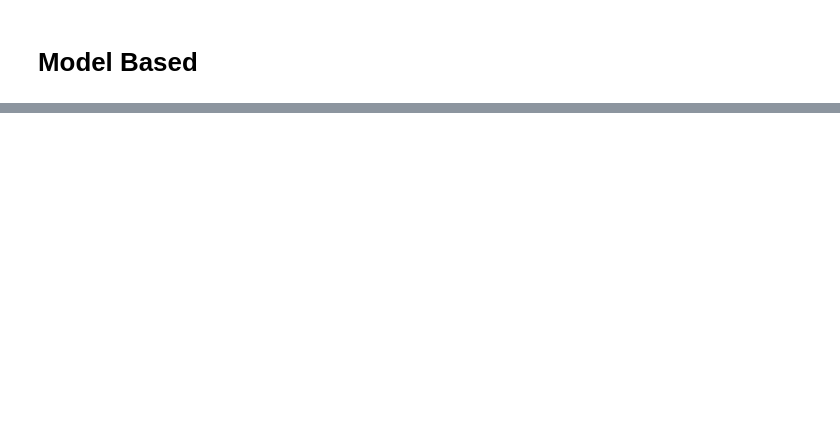
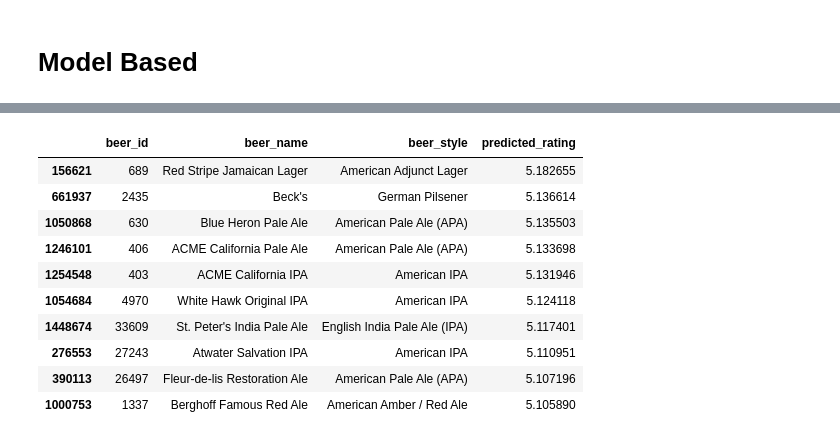
Before and after one commit to geo-chalk/Msc-Data-Science-AUEB, a Jupyter notebook: Recommender_Systems/Project_1/project_1.ipynb, the cells around one changed output, grey strips where cells are left out. Cells and saved outputs as stored; diff of their text form; code cells hidden in the pictures; blank space fills up the shorter version.

```diff
--- a/Recommender_Systems/Project_1/project_1.ipynb
+++ b/Recommender_Systems/Project_1/project_1.ipynb
@@ -187,5 +25,5 @@ class ReviewReader(BaseLogger):
 # %%
 file_path: str = "beer_reviews.csv"
-reader = ReviewReader(file_path=file_path, subset=0.1)
+reader = reader.ReviewReader(file_path=file_path)
 reviews: pd.DataFrame = reader.read_reviews()
 # %% [output]
@@ -429,6 +199,0 @@ print (sparsity)
-# %%
-#svd library
-from scipy.sparse.linalg import svds
-
-#perform svd with k singular values (features)
-U, sigma, Vt = svds(ratings_np_centered, k = 50)
@@ -521,0 +200,29 @@ def recommend(uid:int,
+# %%
+for k in range(1, 302, 50):
+    # convert the ratings frame to a user X movies matrix
+    ratings_matrix = reviews.sort_values(by=["user_id", "beer_id"])[["user_id", "beer_id", "review_overall"]].drop_duplicates().pivot_table(index = 'user_id', columns ='beer_id', values = 'review_overall').fillna(reviews.review_overall.mean())
+
+    ratings_matrix.head()
+
+    #convert the matrix into an array
+    ratings_np = ratings_matrix.values
+    #compute the average rating per user
+    user_means=np.mean(ratings_np, axis = 1)
+    #subtract the mean from each rating
+    ratings_np_centered = ratings_np - user_means.reshape(-1, 1)
+
+
+    #unique user and movie num
+    user_num = reviews.user_id.unique().shape[0]
+    movie_num = reviews.beer_id.unique().shape[0]
+    sparsity = round(1.0 - len(reviews) / float(user_num * movie_num), 3)
+
+    #perform svd with k singular values (features)
+    U, sigma, Vt = svds(ratings_np_centered, k = k)
+    sigma = np.diag(sigma)
+
+    for user in [5, 10, 20, 30]:
+        try:
+            print(k, user, svd.validate(user, reviews, U, sigma, Vt, user_means, ratings_matrix))
+        except:
+            print("user not found")
@@ -521,0 +237,14 @@ def recommend(uid:int,
+# %%
+svd.recommend(uid=5, reviews=reviews,U=U,sigma=sigma,Vt=Vt,user_means=user_means,rec_num=10, ratings_matrix=ratings_matrix)
+# %% [output]
+|  | beer_id | beer_name | beer_style | predicted_rating |
+| 156621 | 689 | Red Stripe Jamaican Lager | American Adjunct Lager | 5.182655 |
+| 661937 | 2435 | Beck's | German Pilsener | 5.136614 |
+| 1050868 | 630 | Blue Heron Pale Ale | American Pale Ale (APA) | 5.135503 |
+| 1246101 | 406 | ACME California Pale Ale | American Pale Ale (APA) | 5.133698 |
+| 1254548 | 403 | ACME California IPA | American IPA | 5.131946 |
+| 1054684 | 4970 | White Hawk Original IPA | American IPA | 5.124118 |
+| 1448674 | 33609 | St. Peter's India Pale Ale | English India Pale Ale (IPA) | 5.117401 |
+| 276553 | 27243 | Atwater Salvation IPA | American IPA | 5.110951 |
+| 390113 | 26497 | Fleur-de-lis Restoration Ale | American Pale Ale (APA) | 5.107196 |
+| 1000753 | 1337 | Berghoff Famous Red Ale | American Amber / Red Ale | 5.105890 |
```
Also changed, not shown: parts of 43 cells of this notebook, 6 other files.
